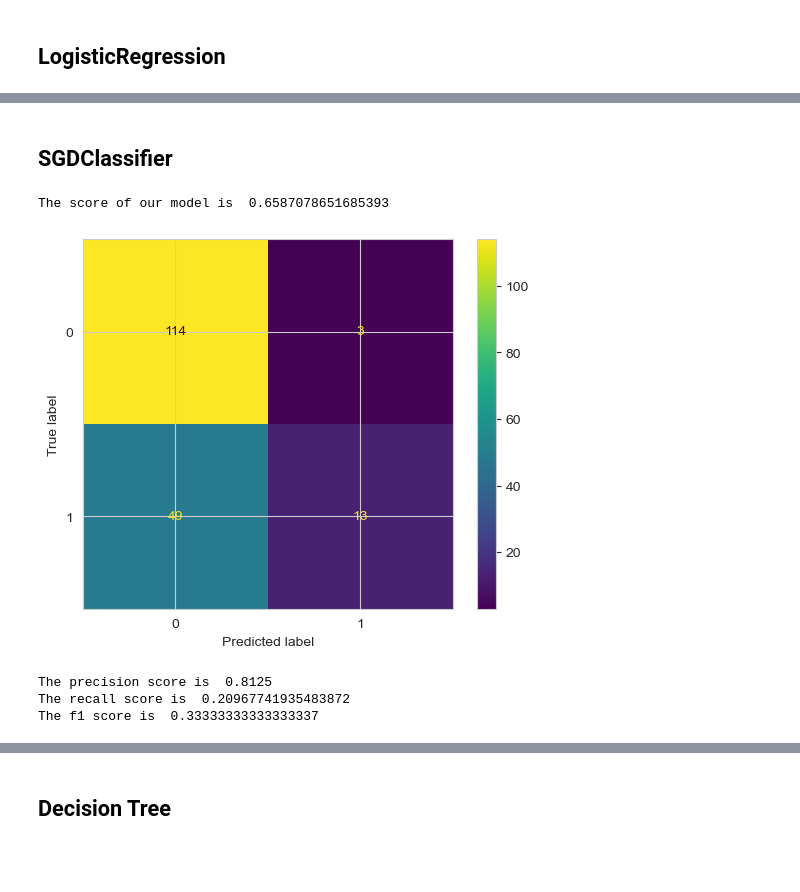
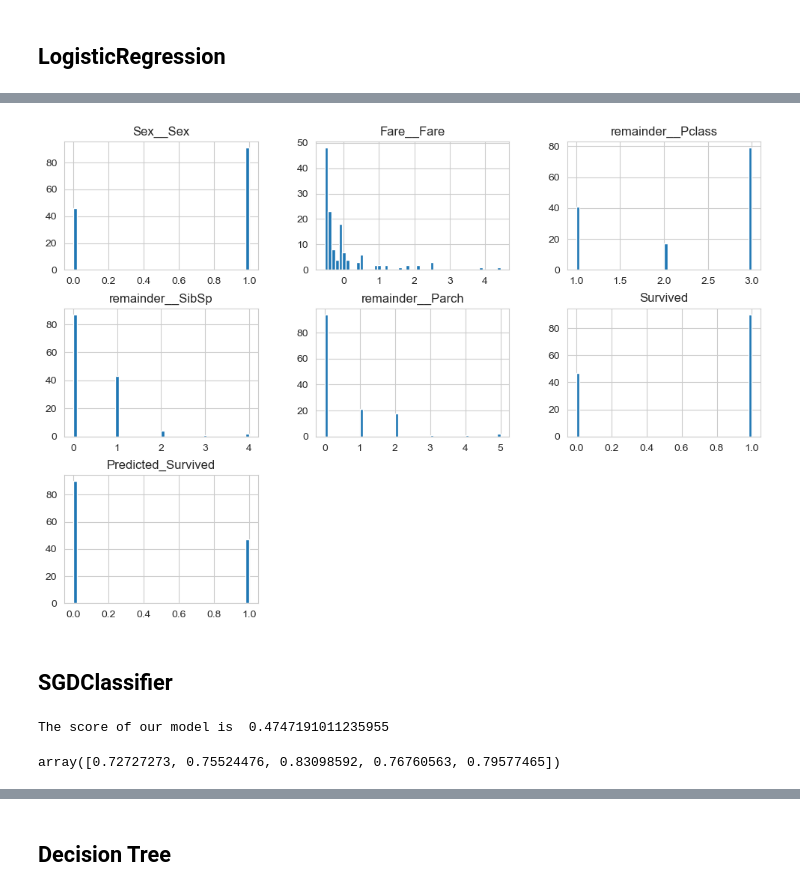
Before and after one commit to danielh1307/kaggle-titanic, a Jupyter notebook: titanic-kaggle-train-test.ipynb, the cells around one changed output, grey strips where cells are left out. Cells and saved outputs as stored; diff of their text form; code cells hidden in the pictures; blank space fills up the shorter version.

```diff
--- a/titanic-kaggle-train-test.ipynb
+++ b/titanic-kaggle-train-test.ipynb
@@ -55,20 +92,15 @@ The f1 score is  0.6717557251908397
+# %%
+df_wrong_predicted.hist(bins=50, figsize=(12, 8))
+plt.show()
+# %% [output]
+[figure, added]
 # %% [markdown]
 ## SGDClassifier
 # %%
 sgd_model = SGDClassifier(random_state=42)
 sgd_model.fit(X_train, y_train)
 print("The score of our model is ", sgd_model.score(X_train, y_train))
+cross_val_score(sgd_model, X_train, y_train)
 # %% [output]
-The score of our model is  0.6587078651685393
+The score of our model is  0.4747191011235955
+array([0.72727273, 0.75524476, 0.83098592, 0.76760563, 0.79577465])
-# %%
-final_predictions = sgd_model.predict(X_test)
-ConfusionMatrixDisplay.from_predictions(y_test, final_predictions)
-plt.show()
-print("The precision score is ", precision_score(y_test, final_predictions))
-print("The recall score is ", recall_score(y_test, final_predictions))
-print("The f1 score is ", f1_score(y_test, final_predictions))
-# %% [output]
-[figure, removed]
-The precision score is  0.8125
-The recall score is  0.20967741935483872
-The f1 score is  0.33333333333333337
```
Also changed, not shown: parts of 27 cells of this notebook.
